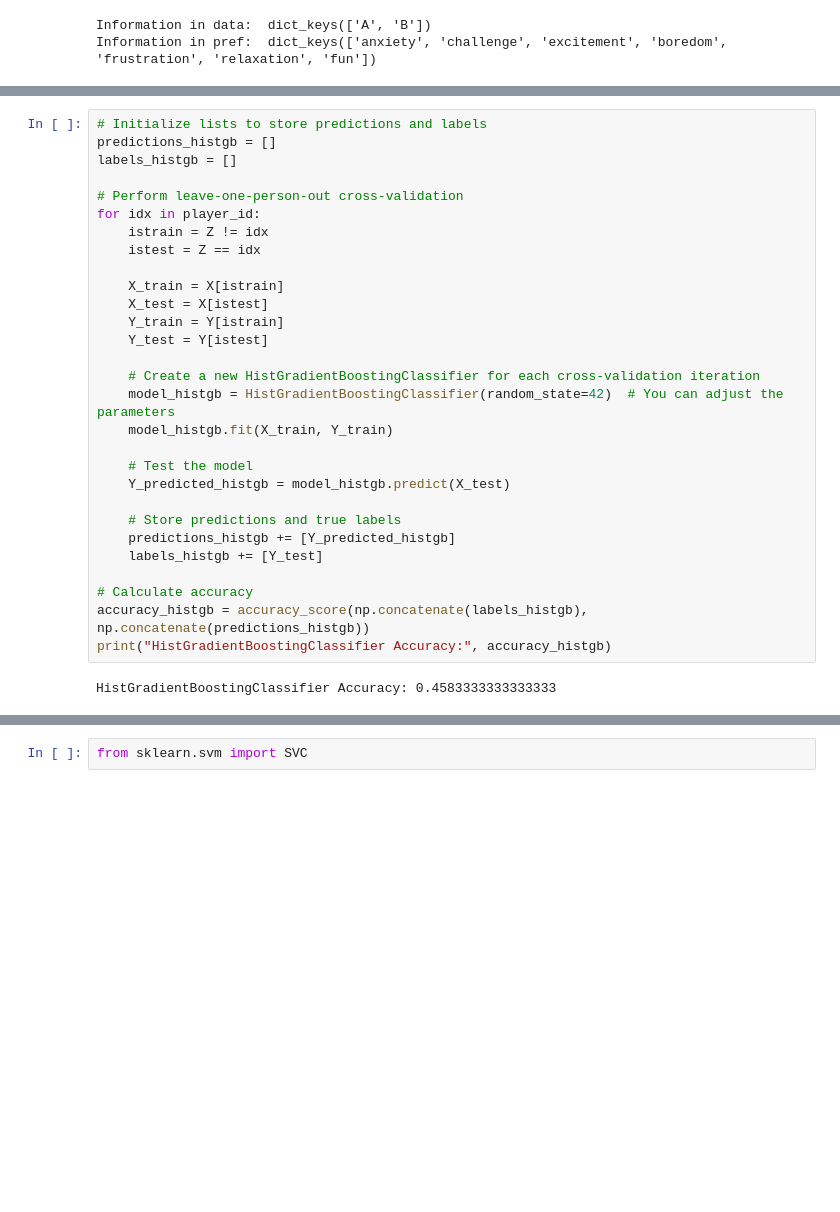
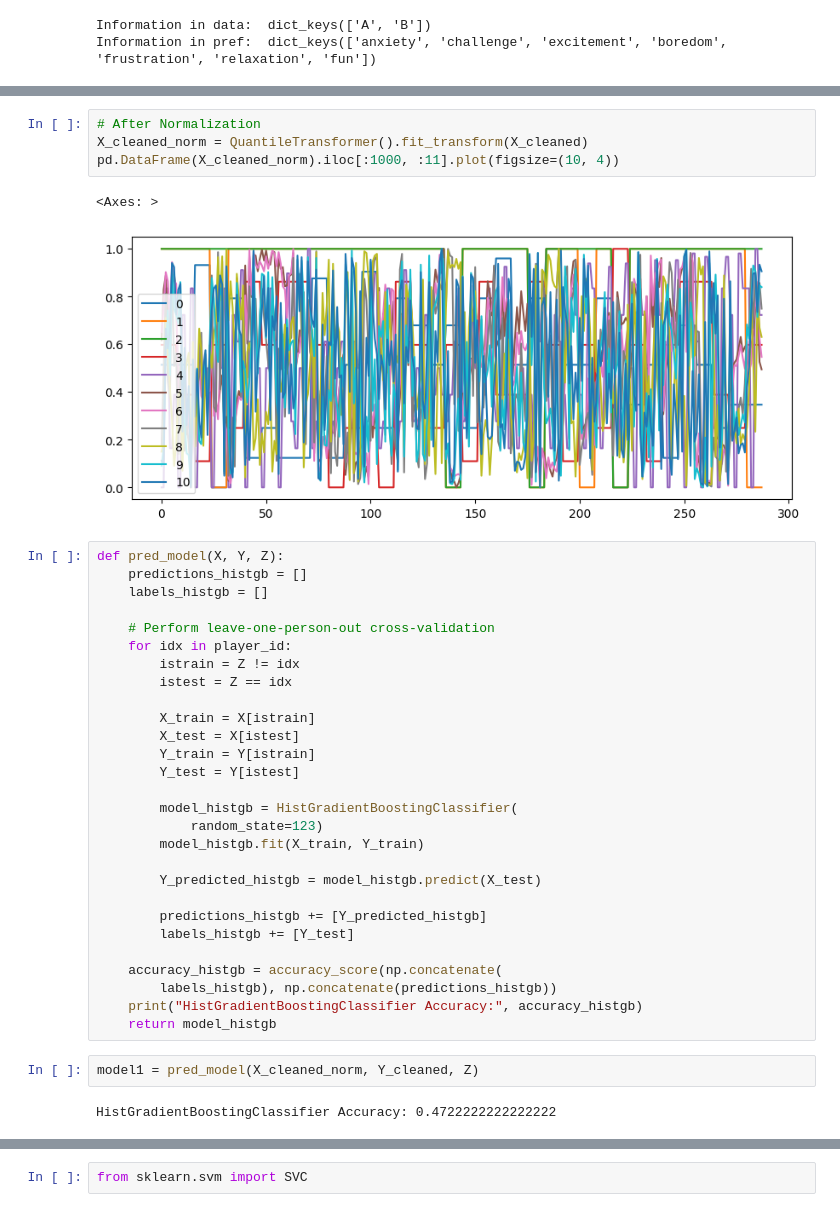
Before and after one commit to TasnimSyamim/Maze-Ball-Player-Modeling, a Jupyter notebook: AIGame_Assigment_3.ipynb, the cells around one changed output, grey strips where cells are left out. Drawn from its saved outputs; the diff is of its cells as text; blank space fills up the shorter version.

```diff
--- a/AIGame_Assigment_3.ipynb
+++ b/AIGame_Assigment_3.ipynb
@@ -236,31 +348,39 @@ player_id = np.unique(Z)
+# %%
+# After Normalization
+X_cleaned_norm = QuantileTransformer().fit_transform(X_cleaned)
+pd.DataFrame(X_cleaned_norm).iloc[:1000, :11].plot(figsize=(10, 4))
+# %% [output]
+<Axes: >
+[figure, added]
 # %%
-# Initialize lists to store predictions and labels
-predictions_histgb = []
-labels_histgb = []
+def pred_model(X, Y, Z):
+    predictions_histgb = []
+    labels_histgb = []
 
-# Perform leave-one-person-out cross-validation
-for idx in player_id:
-    istrain = Z != idx
-    istest = Z == idx
+    # Perform leave-one-person-out cross-validation
+    for idx in player_id:
+        istrain = Z != idx
+        istest = Z == idx
 
-    X_train = X[istrain]
-    X_test = X[istest]
-    Y_train = Y[istrain]
-    Y_test = Y[istest]
+        X_train = X[istrain]
+        X_test = X[istest]
+        Y_train = Y[istrain]
+        Y_test = Y[istest]
 
-    # Create a new HistGradientBoostingClassifier for each cross-validation iteration
-    model_histgb = HistGradientBoostingClassifier(random_state=42)  # You can adjust the parameters
-    model_histgb.fit(X_train, Y_train)
+        model_histgb = HistGradientBoostingClassifier(
+            random_state=123)
+        model_histgb.fit(X_train, Y_train)
 
-    # Test the model
-    Y_predicted_histgb = model_histgb.predict(X_test)
+        Y_predicted_histgb = model_histgb.predict(X_test)
 
-    # Store predictions and true labels
-    predictions_histgb += [Y_predicted_histgb]
-    labels_histgb += [Y_test]
+        predictions_histgb += [Y_predicted_histgb]
+        labels_histgb += [Y_test]
 
-# Calculate accuracy
-accuracy_histgb = accuracy_score(np.concatenate(labels_histgb), np.concatenate(predictions_histgb))
-print("HistGradientBoostingClassifier Accuracy:", accuracy_histgb)
+    accuracy_histgb = accuracy_score(np.concatenate(
+        labels_histgb), np.concatenate(predictions_histgb))
+    print("HistGradientBoostingClassifier Accuracy:", accuracy_histgb)
+    return model_histgb
-# %% [output]
-HistGradientBoostingClassifier Accuracy: 0.4583333333333333
+# %%
+model1 = pred_model(X_cleaned_norm, Y_cleaned, Z)
+# %% [output]
+HistGradientBoostingClassifier Accuracy: 0.4722222222222222
```
Also changed, not shown: parts of 40 cells of this notebook.
